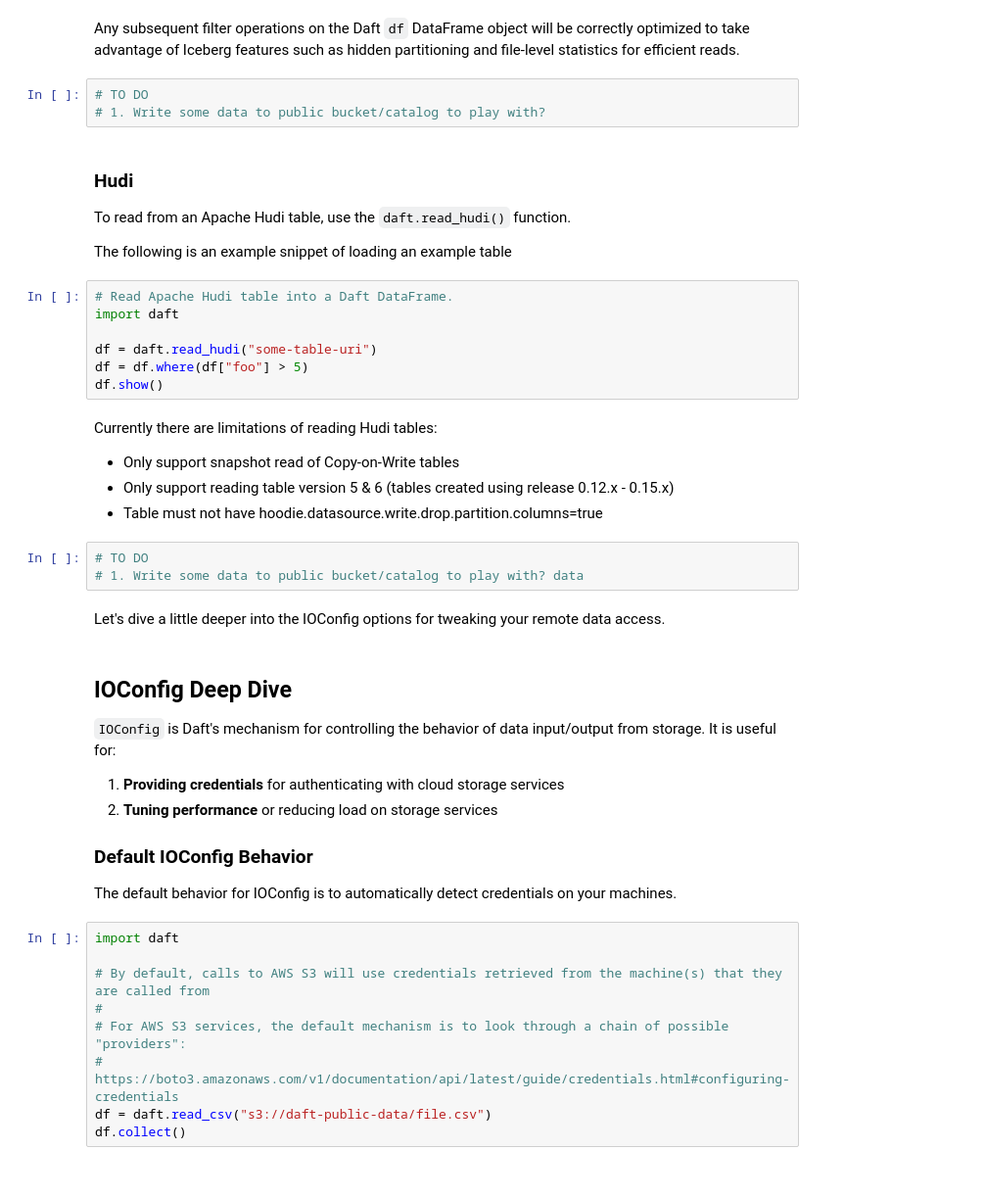
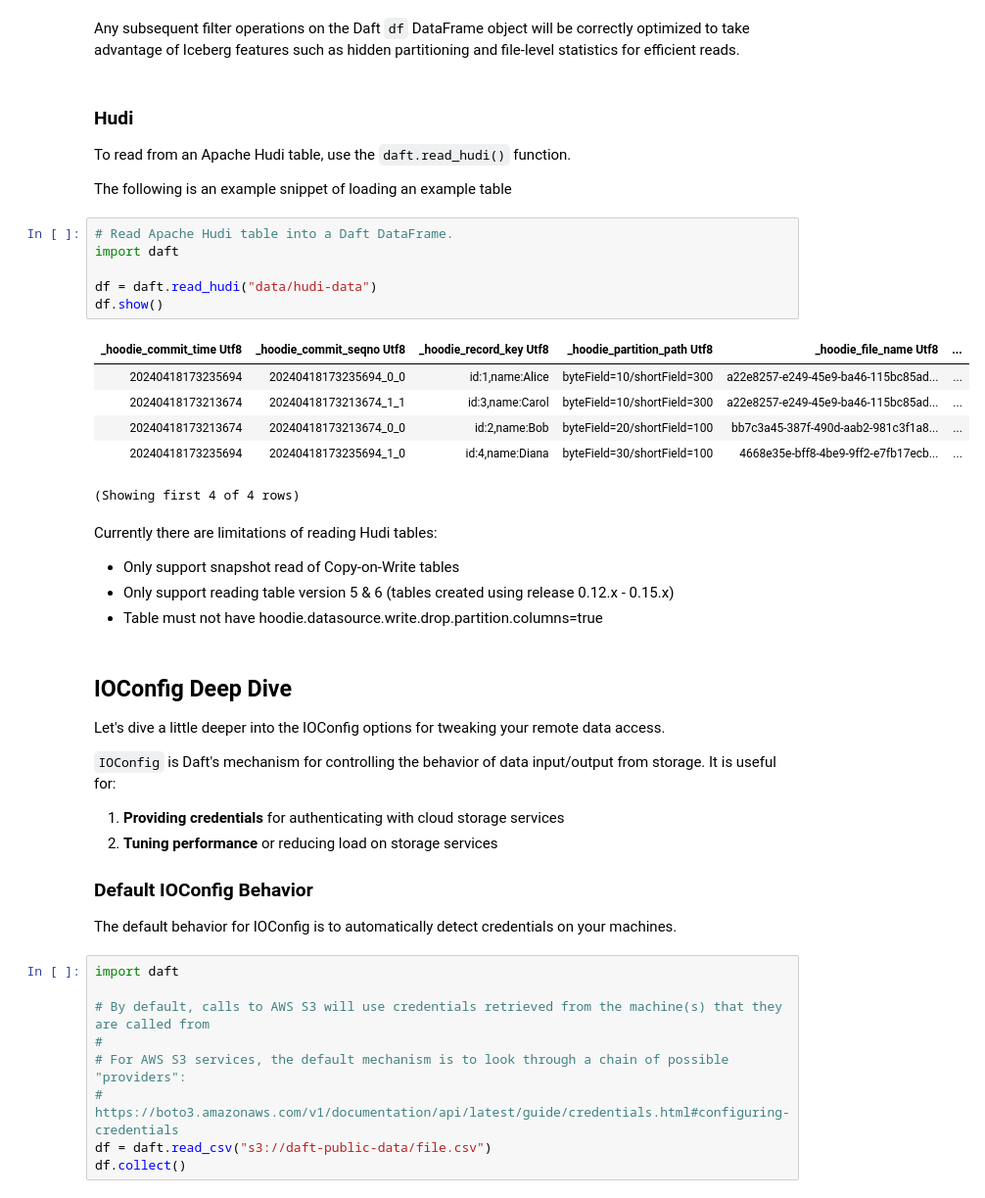
Before and after one commit to avriiil/daft-examples, a Jupyter notebook: daft-data-access.ipynb, the cells around one changed output. Shown: that part at 98% size. Saved outputs shown, nothing was run; the diff lists cells and outputs as text.

```diff
--- a/daft-data-access.ipynb
+++ b/daft-data-access.ipynb
@@ -488,8 +499,5 @@ df = daft.read_iceberg(table)
 # %% [markdown]
 Any subsequent filter operations on the Daft `df` DataFrame object will be correctly optimized to take advantage of Iceberg features such as hidden partitioning and file-level statistics for efficient reads.
-# %%
-# TO DO
-# 1. Write some data to public bucket/catalog to play with?
 # %% [markdown]
 ### Hudi
 To read from an Apache Hudi table, use the `daft.read_hudi()` function.
@@ -498,22 +506,25 @@ The following is an example snippet of loading an example table
 # %%
 # Read Apache Hudi table into a Daft DataFrame.
 import daft
 
-df = daft.read_hudi("some-table-uri")
-df = df.where(df["foo"] > 5)
+df = daft.read_hudi("data/hudi-data")
 df.show()
+# %% [output]
+| _hoodie_commit_time Utf8 | _hoodie_commit_seqno Utf8 | _hoodie_record_key Utf8 | _hoodie_partition_path Utf8 | _hoodie_file_name Utf8 | ... |
+| 20240418173235694 | 20240418173235694_0_0 | id:1,name:Alice | byteField=10/shortField=300 | a22e8257-e249-45e9-ba46-115bc85ad... | ... |
+| 20240418173213674 | 20240418173213674_1_1 | id:3,name:Carol | byteField=10/shortField=300 | a22e8257-e249-45e9-ba46-115bc85ad... | ... |
+| 20240418173213674 | 20240418173213674_0_0 | id:2,name:Bob | byteField=20/shortField=100 | bb7c3a45-387f-490d-aab2-981c3f1a8... | ... |
+| 20240418173235694 | 20240418173235694_1_0 | id:4,name:Diana | byteField=30/shortField=100 | 4668e35e-bff8-4be9-9ff2-e7fb17ecb... | ... |
+(Showing first 4 of 4 rows)
 # %% [markdown]
 Currently there are limitations of reading Hudi tables:
 - Only support snapshot read of Copy-on-Write tables
 - Only support reading table version 5 & 6 (tables created using release 0.12.x - 0.15.x)
 - Table must not have hoodie.datasource.write.drop.partition.columns=true
-# %%
-# TO DO
-# 1. Write some data to public bucket/catalog to play with? data
-# %% [markdown]
-Let's dive a little deeper into the IOConfig options for tweaking your remote data access.
 # %% [markdown]
 ## IOConfig Deep Dive
+
+Let's dive a little deeper into the IOConfig options for tweaking your remote data access.
 
 `IOConfig` is Daft's mechanism for controlling the behavior of data input/output from storage. It is useful for:
 
```
Also changed, not shown: parts of 20 cells of this notebook.
